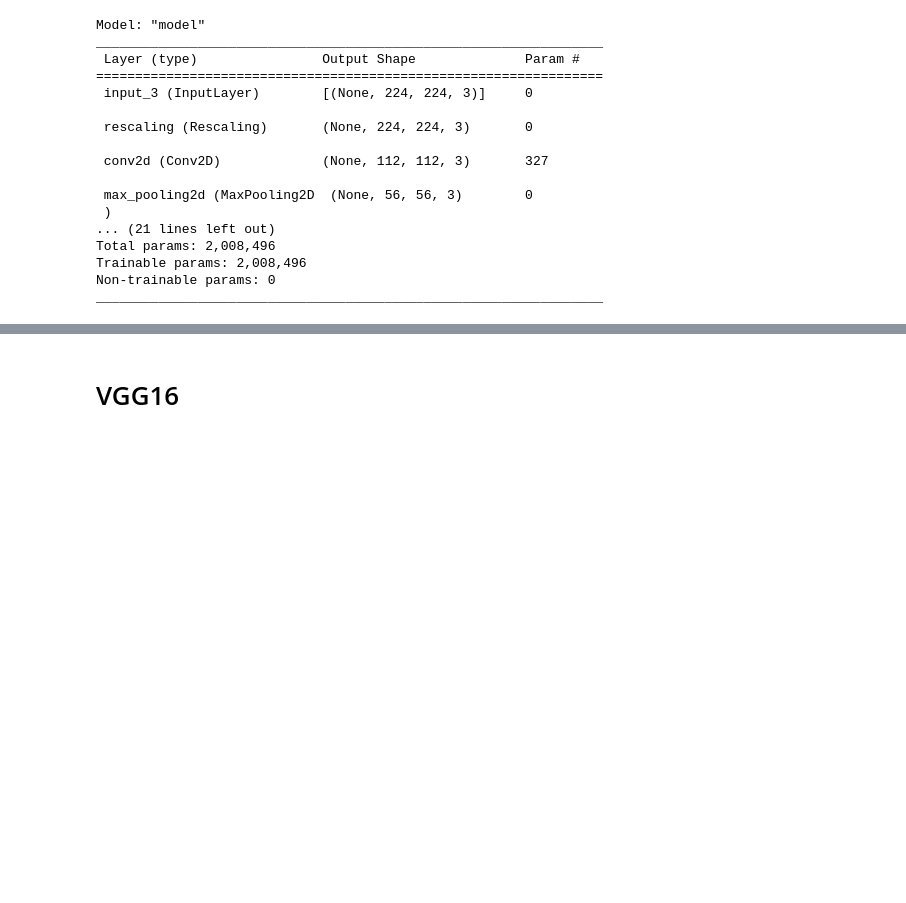
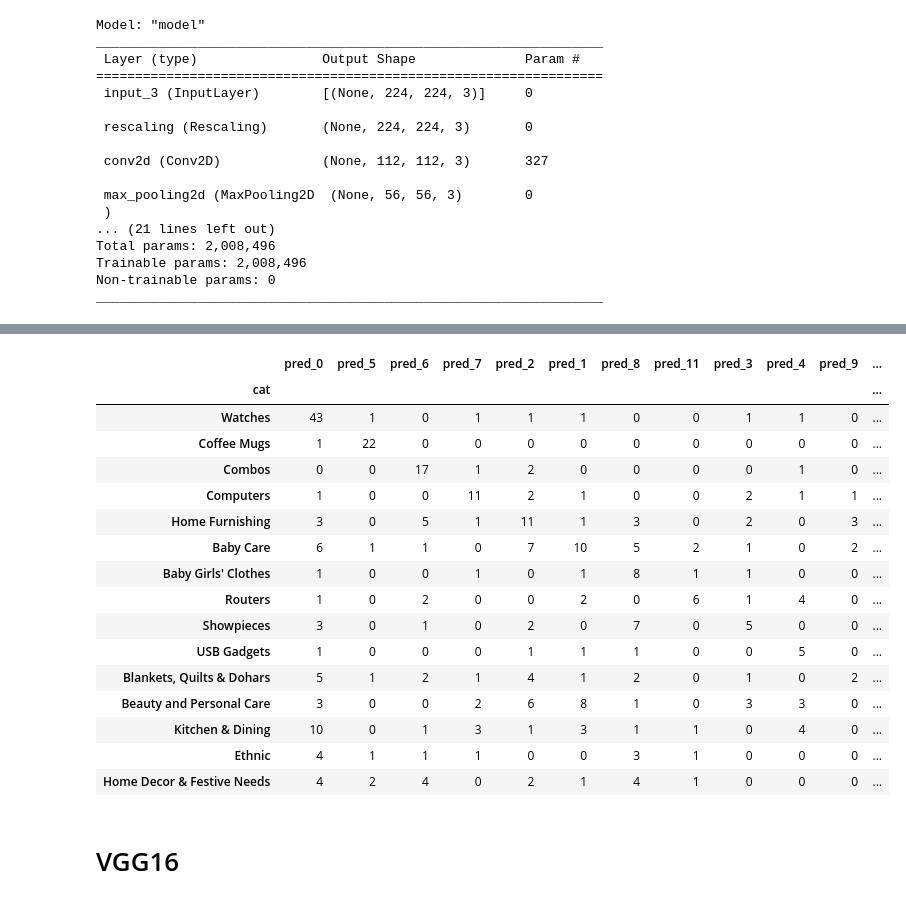
Before and after one commit to CeVague/Projet_6-Classifiez-biens-de-consommation, a Jupyter notebook: Vachaudez_Cedric_2_notebook_classification_052023.ipynb, the cells around one changed output, grey strips where cells are left out. Saved outputs shown, nothing was run; the diff lists cells and outputs as text; code cells hidden in the pictures; blank space fills up the shorter version.

```diff
--- a/Vachaudez_Cedric_2_notebook_classification_052023.ipynb
+++ b/Vachaudez_Cedric_2_notebook_classification_052023.ipynb
@@ -631,3 +678,23 @@ Coefficient de corrélation de Matthews sur le set de test :
+# %%
+compare_clustering([list_labels[i] for i in y_test_label], pred_test_label)
+# %% [output]
+|  | pred_0 | pred_5 | pred_6 | pred_7 | pred_2 | pred_1 | pred_8 | pred_11 | pred_3 | pred_4 | pred_9 | ... |
+| cat |  |  |  |  |  |  |  |  |  |  |  | ... |
+| Watches | 43 | 1 | 0 | 1 | 1 | 1 | 0 | 0 | 1 | 1 | 0 | ... |
+| Coffee Mugs | 1 | 22 | 0 | 0 | 0 | 0 | 0 | 0 | 0 | 0 | 0 | ... |
+| Combos | 0 | 0 | 17 | 1 | 2 | 0 | 0 | 0 | 0 | 1 | 0 | ... |
+| Computers | 1 | 0 | 0 | 11 | 2 | 1 | 0 | 0 | 2 | 1 | 1 | ... |
+| Home Furnishing | 3 | 0 | 5 | 1 | 11 | 1 | 3 | 0 | 2 | 0 | 3 | ... |
+| Baby Care | 6 | 1 | 1 | 0 | 7 | 10 | 5 | 2 | 1 | 0 | 2 | ... |
+| Baby Girls' Clothes | 1 | 0 | 0 | 1 | 0 | 1 | 8 | 1 | 1 | 0 | 0 | ... |
+| Routers | 1 | 0 | 2 | 0 | 0 | 2 | 0 | 6 | 1 | 4 | 0 | ... |
+| Showpieces | 3 | 0 | 1 | 0 | 2 | 0 | 7 | 0 | 5 | 0 | 0 | ... |
+| USB Gadgets | 1 | 0 | 0 | 0 | 1 | 1 | 1 | 0 | 0 | 5 | 0 | ... |
+| Blankets, Quilts & Dohars | 5 | 1 | 2 | 1 | 4 | 1 | 2 | 0 | 1 | 0 | 2 | ... |
+| Beauty and Personal Care | 3 | 0 | 0 | 2 | 6 | 8 | 1 | 0 | 3 | 3 | 0 | ... |
+| Kitchen & Dining | 10 | 0 | 1 | 3 | 1 | 3 | 1 | 1 | 0 | 4 | 0 | ... |
+| Ethnic | 4 | 1 | 1 | 1 | 0 | 0 | 3 | 1 | 0 | 0 | 0 | ... |
+| Home Decor & Festive Needs | 4 | 2 | 4 | 0 | 2 | 1 | 4 | 1 | 0 | 0 | 0 | ... |
 # %% [markdown]
 # VGG16
 # %%
```
Also changed, not shown: parts of 20 cells of this notebook, 5 other files.
